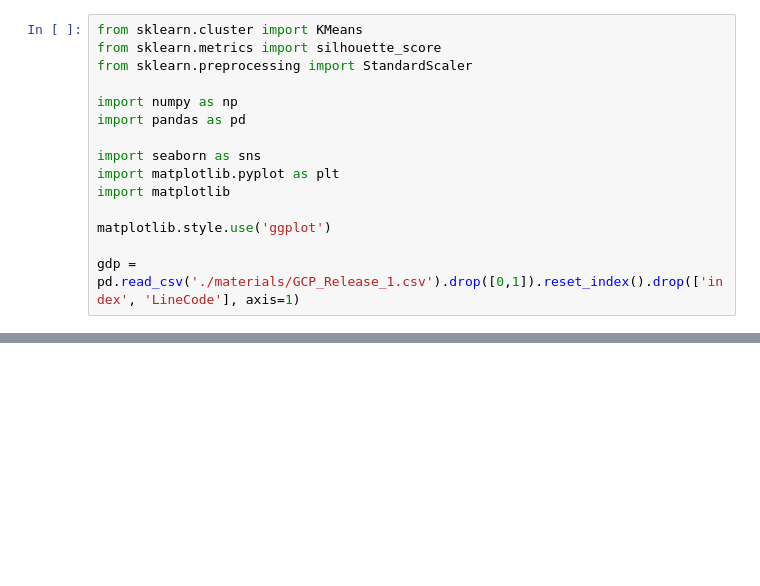
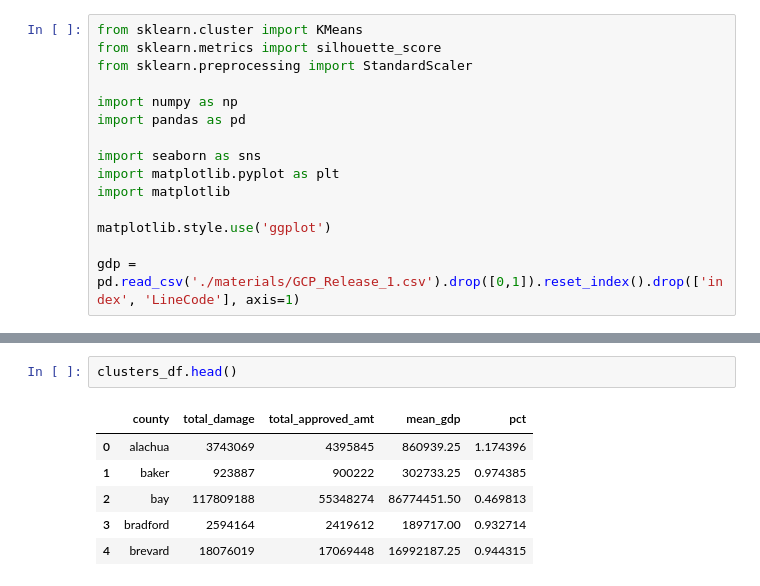
Before and after one commit to GraceCampbell/Project-4, a Jupyter notebook: materials/exploratory-data-analysis.ipynb, the cells around one changed output, grey strips where cells are left out. Drawn from its saved outputs; the diff is of its cells as text; blank space fills up the shorter version.

```diff
--- a/exploratory-data-analysis.ipynb
+++ b/materials/exploratory-data-analysis.ipynb
@@ -231,0 +222,9 @@ gdp_df
+# %%
+clusters_df.head()
+# %% [output]
+|  | county | total_damage | total_approved_amt | mean_gdp | pct |
+| 0 | alachua | 3743069 | 4395845 | 860939.25 | 1.174396 |
+| 1 | baker | 923887 | 900222 | 302733.25 | 0.974385 |
+| 2 | bay | 117809188 | 55348274 | 86774451.50 | 0.469813 |
+| 3 | bradford | 2594164 | 2419612 | 189717.00 | 0.932714 |
+| 4 | brevard | 18076019 | 17069448 | 16992187.25 | 0.944315 |
```
Also changed, not shown: parts of 7 cells of this notebook, 5 other files.
